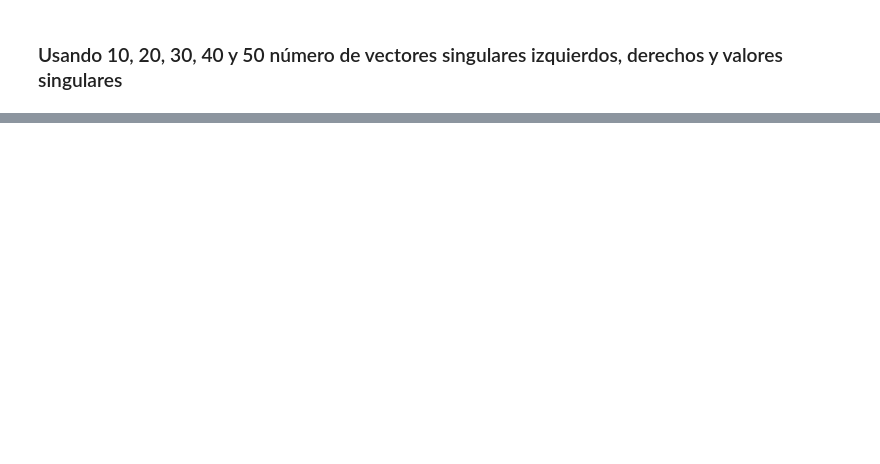
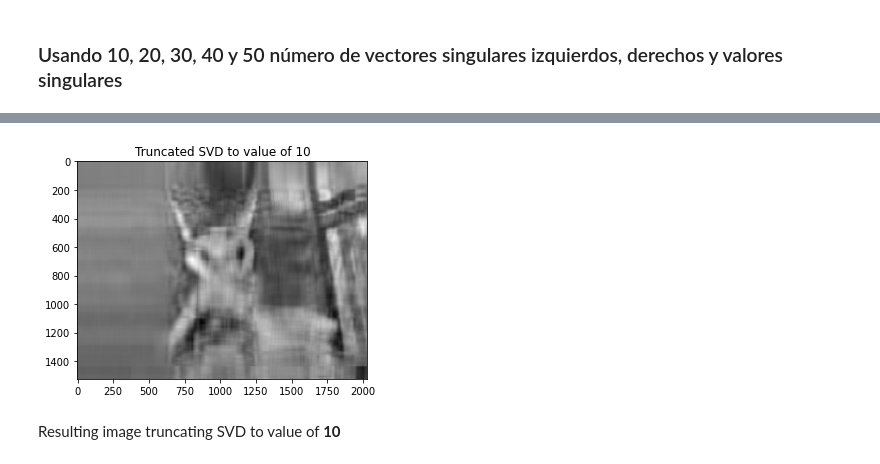
Before and after one commit to Roberto919/Propedeutico, a Jupyter notebook: Ejercicios_clase/3_algebra_lineal/4_SVD_y_reconstruccion_de_imagenes.ipynb, the cells around one changed output, grey strips where cells are left out. Cells and saved outputs as stored; diff of their text form; code cells hidden in the pictures; blank space fills up the shorter version.

```diff
--- a/Ejercicios_clase/3_algebra_lineal/4_SVD_y_reconstruccion_de_imagenes.ipynb
+++ b/Ejercicios_clase/3_algebra_lineal/4_SVD_y_reconstruccion_de_imagenes.ipynb
@@ -446,0 +320,2 @@ plt.show()
+# %%
+U, S, V_T = np.linalg.svd(img, full_matrices=False)
@@ -446,0 +332,25 @@ plt.show()
+# %%
+def image_with_truncated_SVD(U, S, V_T, n):
+    """
+    Function to limit the use of vectors and singular values and print the resulting image
+        args:
+            U (np array): left singular vectors
+            S (np array): singular values
+            V_T (np array): right singular vectors (transposed)
+            n (integer): number of vectors and singular values that will be used
+        returns:
+            -
+    """
+
+
+    ## Truncated image SVD
+    img_svd_n = 0
+    for i in range(1, (n + 1)):
+        img_svd_n += np.outer((U[:, i]*S[i]), V_T[i, :])
+
+
+    ## Printing resulting image
+    plt.imshow(img_svd_n, cmap='gray')
+    title = 'Truncated SVD to value of {}'.format(n)
+    plt.title(title)
+    plt.show()
@@ -446,0 +359,8 @@ plt.show()
+# %%
+n = 10
+# %%
+image_with_truncated_SVD(U, S, V_T, n)
+# %% [output]
+[figure, added]
+# %% [markdown]
+Resulting image truncating SVD to value of **10**
```
Also changed, not shown: parts of 60 cells of this notebook, 3 other files.
